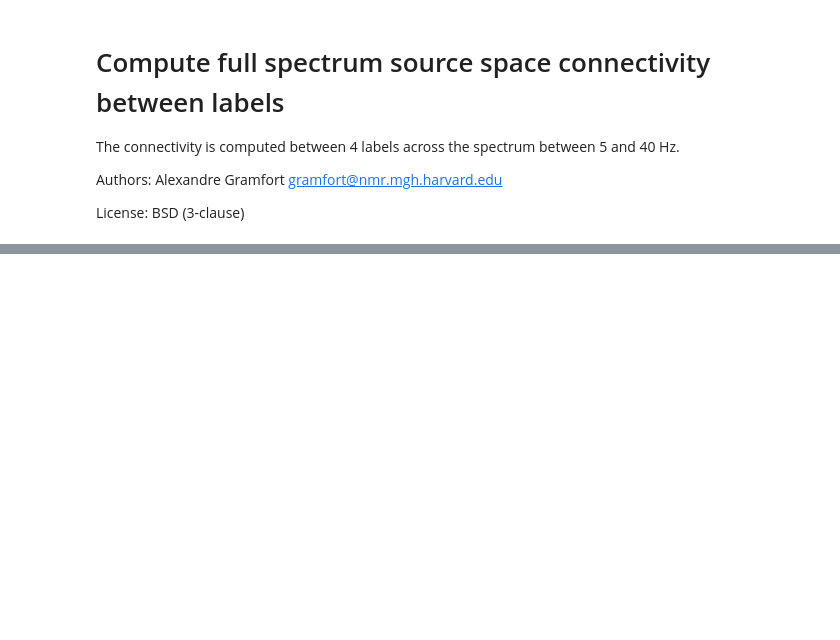
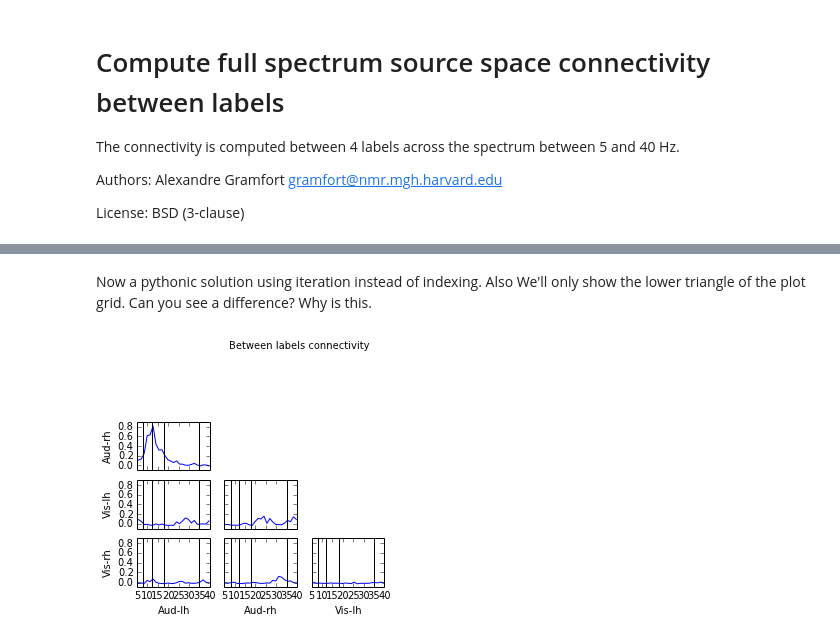
Before and after one commit to mne-tools/mne-python-notebooks, a Jupyter notebook: 6-MNE_connectivity.ipynb, the cells around one changed output, grey strips where cells are left out. Saved outputs shown, nothing was run; the diff lists cells and outputs as text; code cells hidden in the pictures; blank space fills up the shorter version.

```diff
--- a/6-MNE_connectivity.ipynb
+++ b/6-MNE_connectivity.ipynb
@@ -219,0 +436,31 @@ plt.show()
+# %% [markdown]
+Now a pythonic solution using iteration instead of indexing. Also We'll only show the lower triangle
+of the plot grid. Can you see a difference? Why is this.
+# %%
+n_rows, n_cols, n_freqs = con.shape
+n_cells = n_cols * n_rows
+
+fig, axes = plt.subplots(n_rows, n_cols, sharex=True, sharey=True)
+plt.suptitle('Between labels connectivity')
+
+my_iter = enumerate(zip(axes.flat,
+                        con.reshape(n_cells, n_freqs),
+                        [(a, b) for a in names for b in names]))
+
+for ii, (ax, my_con, (n1, n2)) in my_iter:
+
+    ax.plot(freqs, my_con)
+    ax.set_xlim([fmin, fmax])
+    [ax.axvline(f, color='k') for f in 8, 12, 18, 35]
+
+    if ii < n_cols:
+        ax.set_title(n2)
+    if not ii % n_rows:
+        ax.set_ylabel(n1)
+    if ii >= n_cells - n_rows:
+        ax.set_xlabel(n2)
+
+[ax.set_visible(False) for ax in axes[np.triu_indices(4)]]
+plt.show()
+# %% [output]
+[figure, added]
```
Also changed, not shown: parts of 9 cells of this notebook.
